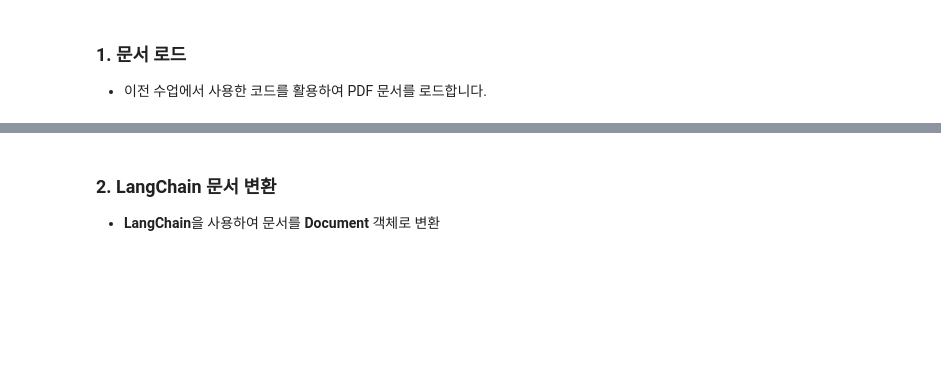
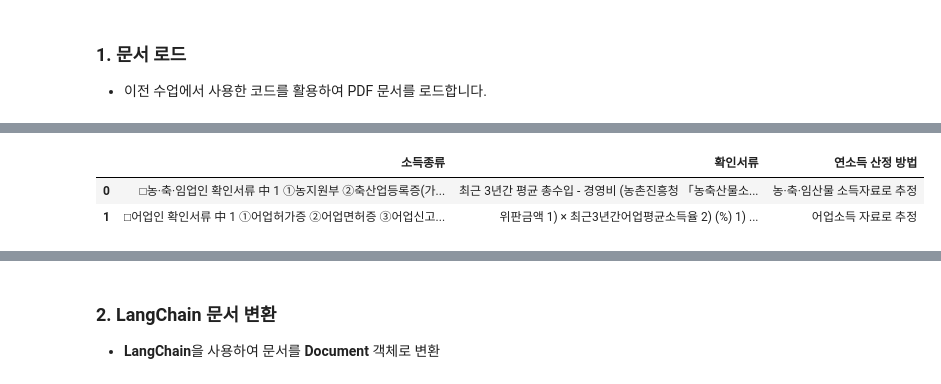
Before and after one commit to SeungIlJang/modulab_004_unstructured-doc-rag, a Jupyter notebook: PRJ04_W1_005_Docling_RAG_10-K_장승일.ipynb, the cells around one changed output, grey strips where cells are left out. Drawn from its saved outputs; the diff is of its cells as text; code cells hidden in the pictures; blank space fills up the shorter version.

```diff
--- a/PRJ04_W1_005_Docling_RAG_10-K_장승일.ipynb
+++ b/PRJ04_W1_005_Docling_RAG_10-K_장승일.ipynb
@@ -220,6 +333,10 @@ print(ordered_json[362]['content']['markdown']  )
 # %%
 # 표 요소의 내용 확인 (표)
-pd.DataFrame(ordered_json[362]['content']['data'])
+pd.DataFrame(ordered_json[245]['content']['data'])
+# %% [output]
+|  | 소득종류 | 확인서류 | 연소득 산정 방법 |
+| 0 | □농·축·임업인 확인서류 中 1 ①농지원부 ②축산업등록증(가... | 최근 3년간 평균 총수입 - 경영비 (농촌진흥청 「농축산물소... | 농·축·임산물 소득자료로 추정 |
+| 1 | □어업인 확인서류 中 1 ①어업허가증 ②어업면허증 ③어업신고... | 위판금액 1) × 최근3년간어업평균소득율 2) (%) 1) ... | 어업소득 자료로 추정 |
 # %%
 # pickle로 저장
 from pathlib import Path
```
Also changed, not shown: parts of 17 cells of this notebook, 15 other files.
